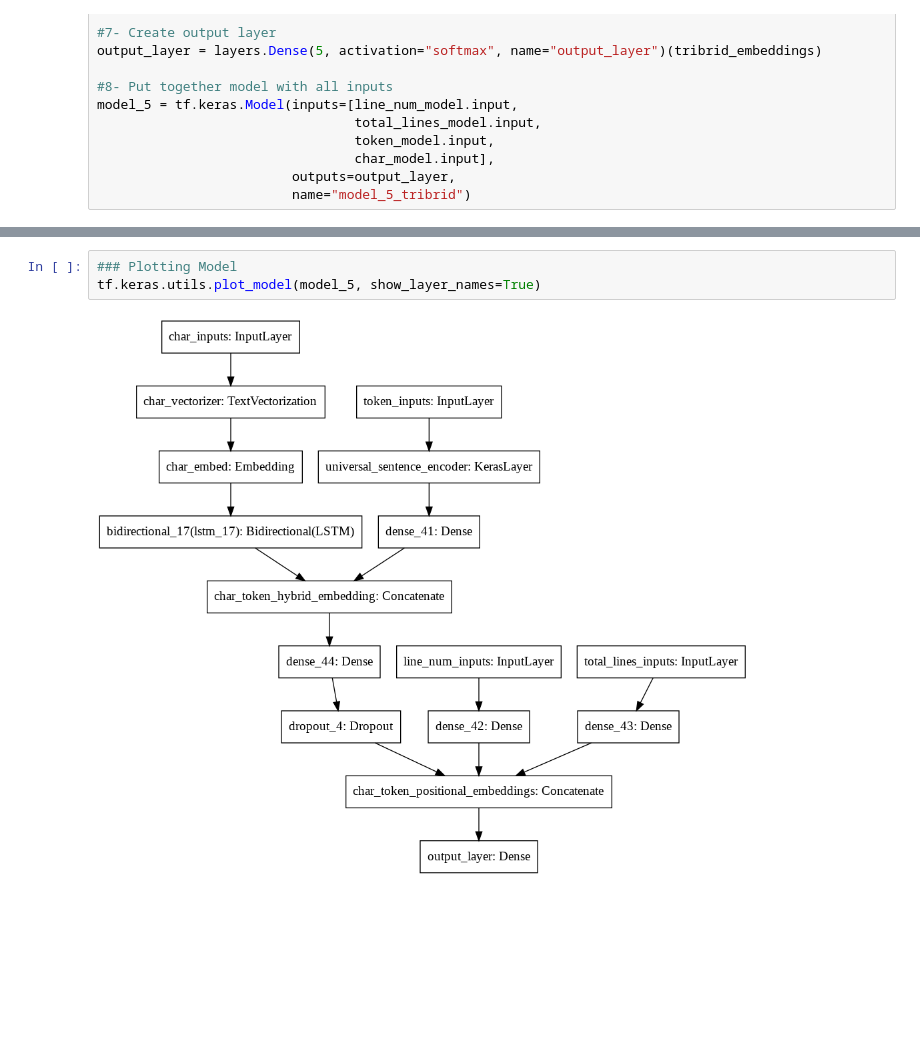
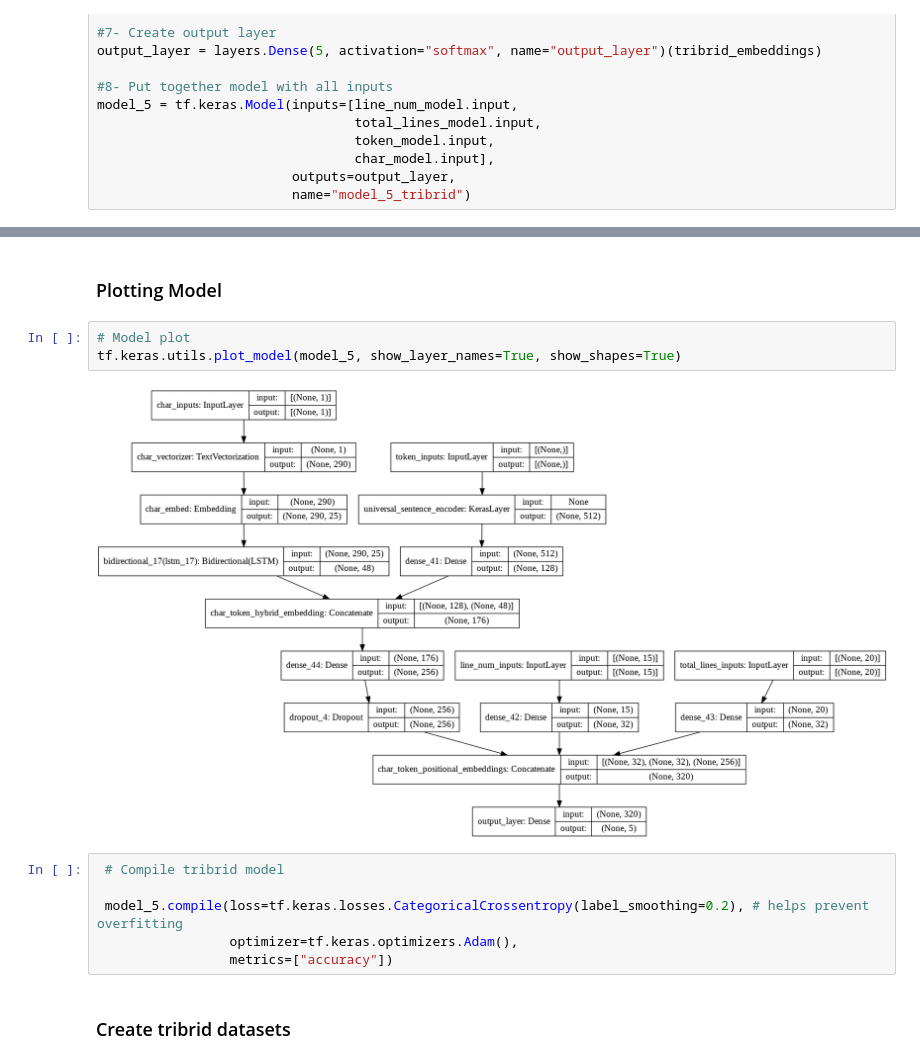
Before and after one commit to SilahicAmil/End-To-End-SkimLit, a Jupyter notebook: End_To_End_SkimLit_NLP.ipynb, the cells around one changed output, grey strips where cells are left out. Saved outputs shown, nothing was run; the diff lists cells and outputs as text; blank space fills up the shorter version.

```diff
--- a/End_To_End_SkimLit_NLP.ipynb
+++ b/End_To_End_SkimLit_NLP.ipynb
@@ -1362,8 +1362,18 @@ Total params: 256,921,889
 Trainable params: 124,065
 Non-trainable params: 256,797,824
 __________________________________________________________________________________________________
+# %% [markdown]
+### Plotting Model
 # %%
-### Plotting Model
-tf.keras.utils.plot_model(model_5, show_layer_names=True)
+# Model plot
+tf.keras.utils.plot_model(model_5, show_layer_names=True, show_shapes=True)
 # %% [output]
-[figure, old version]
+[figure, new version]
+# %%
+ # Compile tribrid model
+
+ model_5.compile(loss=tf.keras.losses.CategoricalCrossentropy(label_smoothing=0.2), # helps prevent overfitting
+                 optimizer=tf.keras.optimizers.Adam(),
+                 metrics=["accuracy"])
+# %% [markdown]
+### Create tribrid datasets
```
Also changed, not shown: parts of 2 cells of this notebook.
